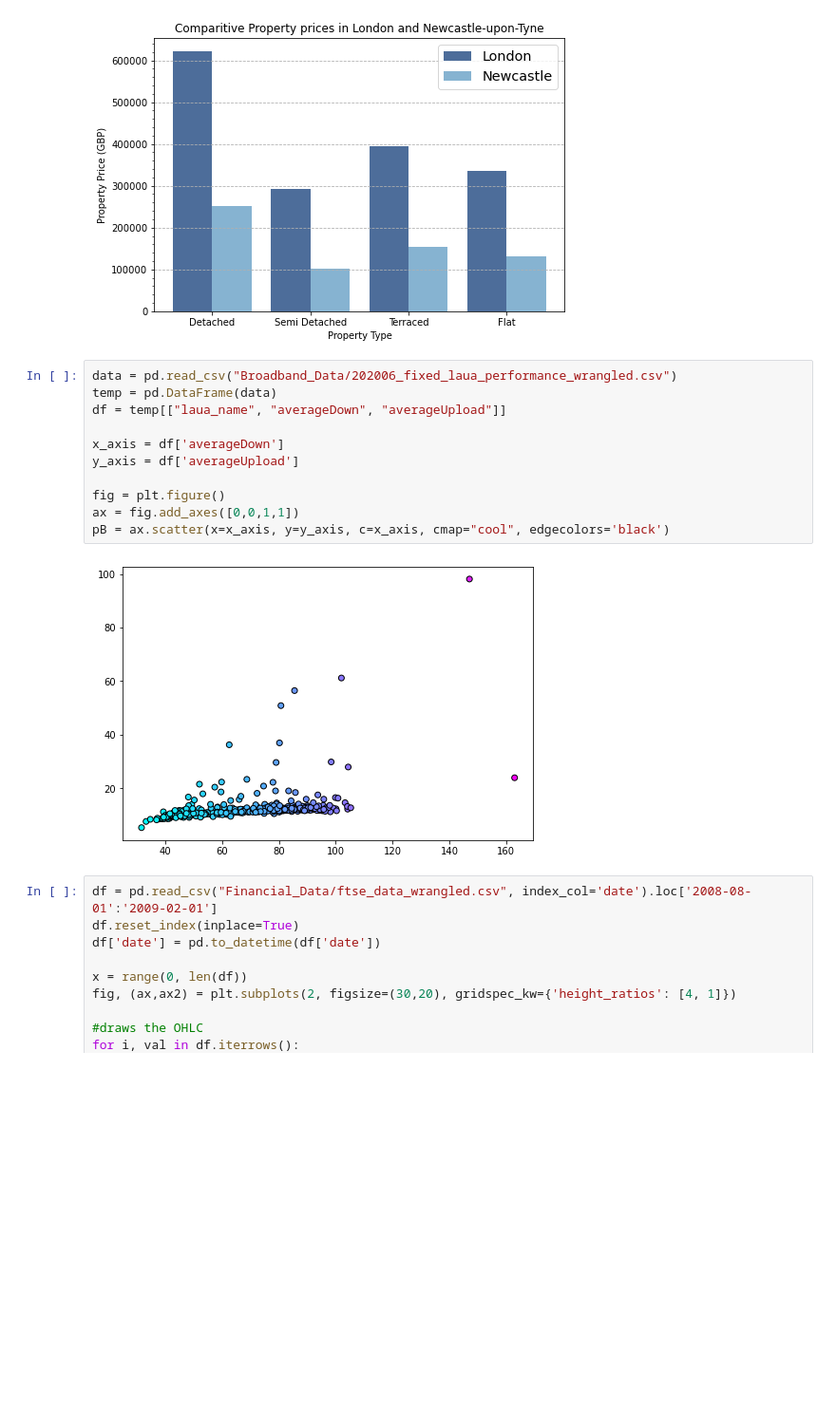
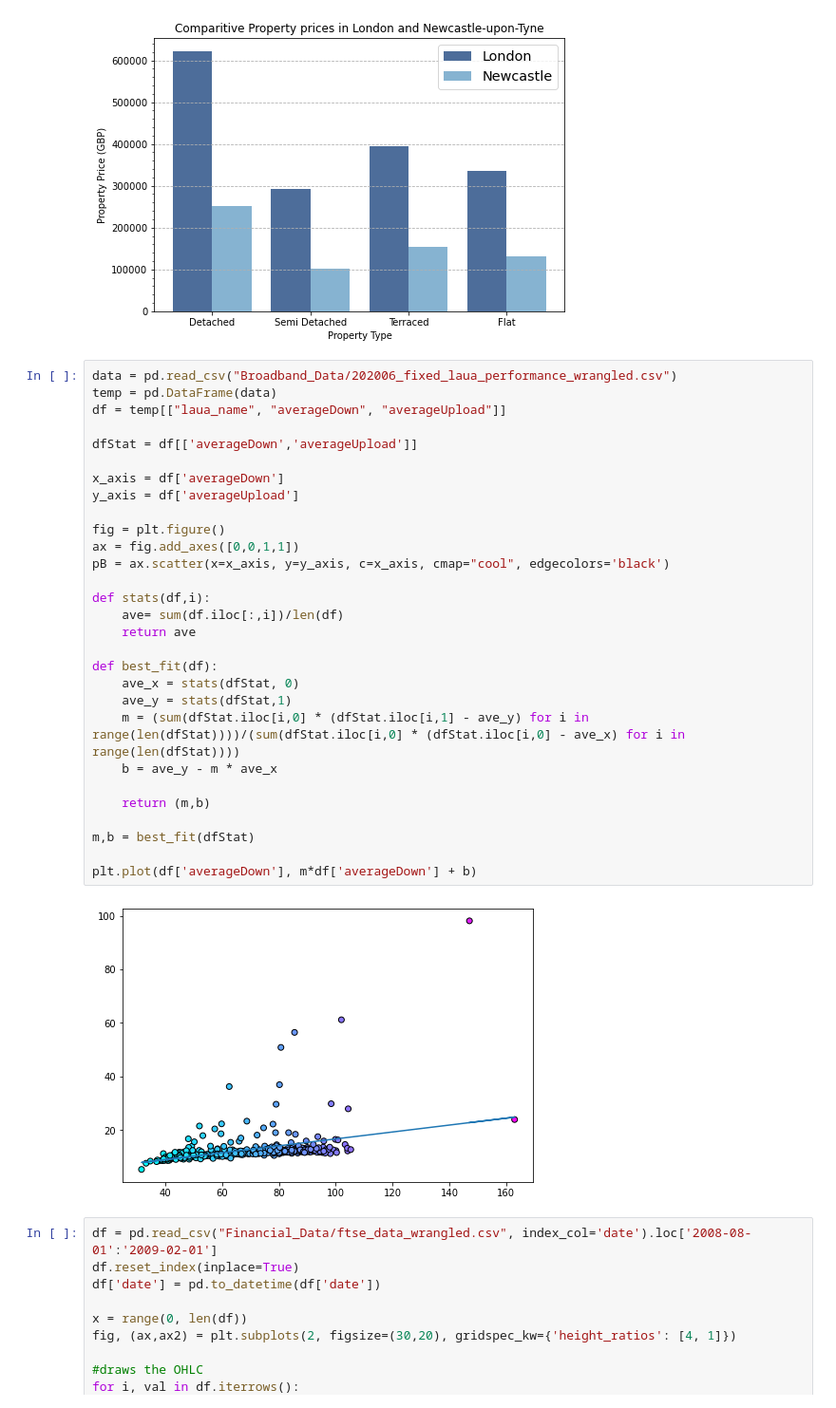
Before and after one commit to sarahj0/data-visualisation, a Jupyter notebook: DataVisualisation.ipynb, the cells around one changed output. Shown at 95% size. Cells and saved outputs as stored; diff of their text form; blank space fills up the shorter version.

Commit message:
regression line on broadband plot

```diff
--- a/DataVisualisation.ipynb
+++ b/DataVisualisation.ipynb
@@ -43,16 +43,34 @@ plt.savefig('test.svg', bbox_inches='tight')
 # %%
 data = pd.read_csv("Broadband_Data/202006_fixed_laua_performance_wrangled.csv")
 temp = pd.DataFrame(data)
 df = temp[["laua_name", "averageDown", "averageUpload"]]
+
+dfStat = df[['averageDown','averageUpload']]
 
 x_axis = df['averageDown']
 y_axis = df['averageUpload']
 
 fig = plt.figure()
 ax = fig.add_axes([0,0,1,1])
 pB = ax.scatter(x=x_axis, y=y_axis, c=x_axis, cmap="cool", edgecolors='black')
+
+def stats(df,i):
+    ave= sum(df.iloc[:,i])/len(df)
+    return ave
+
+def best_fit(df):
+    ave_x = stats(dfStat, 0)
+    ave_y = stats(dfStat,1)
+    m = (sum(dfStat.iloc[i,0] * (dfStat.iloc[i,1] - ave_y) for i in range(len(dfStat))))/(sum(dfStat.iloc[i,0] * (dfStat.iloc[i,0] - ave_x) for i in range(len(dfStat))))
+    b = ave_y - m * ave_x
+
+    return (m,b)
+
+m,b = best_fit(dfStat)
+
+plt.plot(df['averageDown'], m*df['averageDown'] + b)
 # %% [output]
-[figure, old version]
+[figure, new version]
 # %%
 df = pd.read_csv("Financial_Data/ftse_data_wrangled.csv", index_col='date').loc['2008-08-01':'2009-02-01']
 df.reset_index(inplace=True)
```
Also changed, not shown: 2 other files.
